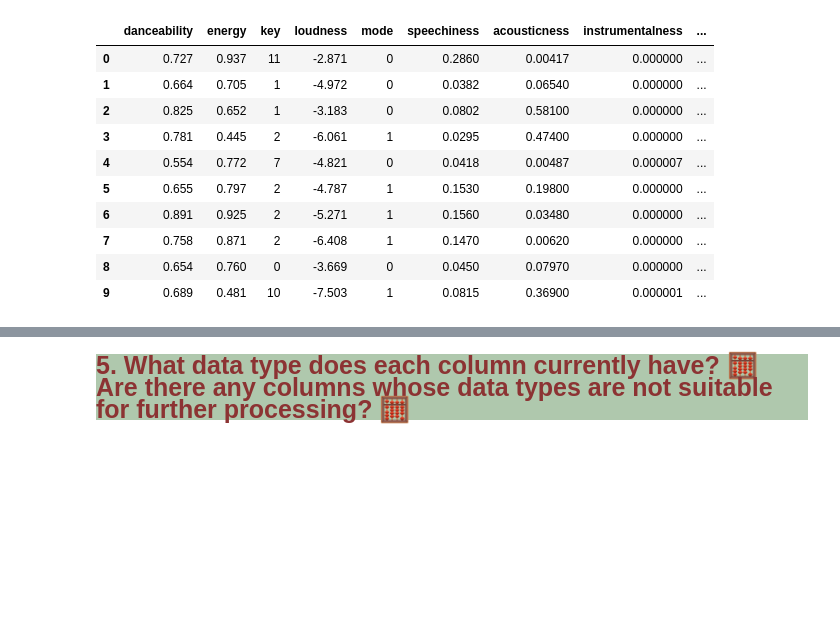
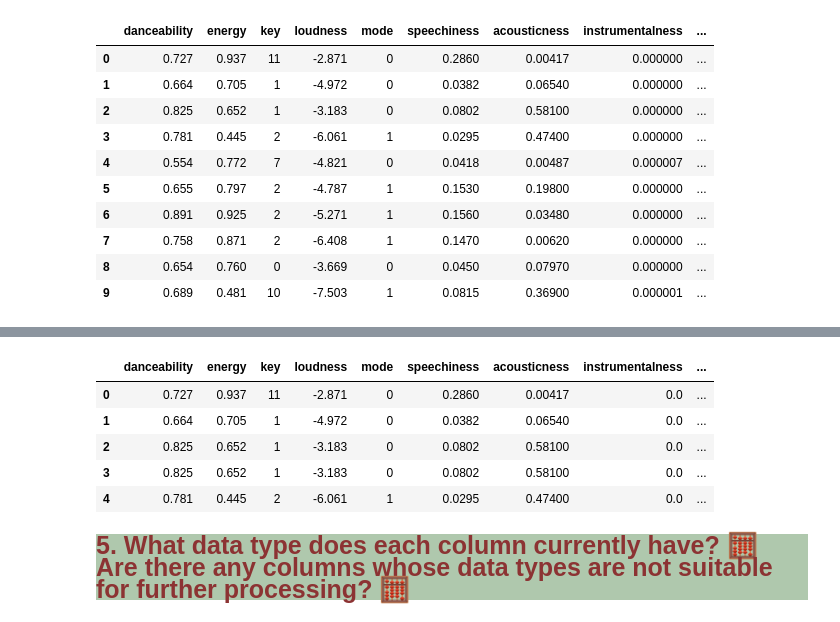
Before and after one commit to danghuynh-bit/youtube_project_DS, a Jupyter notebook: notebooks/2.2_Prepocessing.ipynb, the cells around one changed output, grey strips where cells are left out. Drawn from its saved outputs; the diff is of its cells as text; code cells hidden in the pictures; blank space fills up the shorter version.

```diff
--- a/notebooks/2.2_Prepocessing.ipynb
+++ b/notebooks/2.2_Prepocessing.ipynb
@@ -238,3 +260,52 @@ raw_df.head(10)
+# %%
+# song_name, artist_name, popularity
+def get_infor_from_id(id):
+    try:
+        track = sp.track(id)
+        return track
+    except Exception as e:
+        print(e)
+        return None
+# %%
+tracks = []
+with ThreadPoolExecutor(max_workers=10) as executor:
+    futures = [executor.submit(get_infor_from_id, id) for id in spotify_id]
+    for future in futures:
+        track = future.result()
+        tracks.append(track)
+        time.sleep(0.1)
+# %%
+#get song_name, artist_name, popularity
+song_name = []
+artist_name = []
+popularity = []
+id_sp = []
+for track in tracks:
+    if track:
+        song_name.append(track['name'])
+        artist_name.append(track['artists'][0]['name'])
+        popularity.append(track['popularity'])
+        id_sp.append(track['id'])
+    else:
+        song_name.append(None)
+        artist_name.append(None)
+        popularity.append(None)
+        id_sp.append(None)
+# %%
+#create a new dataframe
+temp_df = pd.DataFrame({'id': id_sp, 'song_name': song_name, 'artist_name': artist_name, 'popularity': popularity})
+temp_df.to_csv('../data/raw/temp.csv', index=False)
+# %%
+#merge two dataframe on id
+raw_df = pd.merge(raw_df, temp_df, on='id', how='left')
+raw_df.head()
+# %% [output]
+|  | danceability | energy | key | loudness | mode | speechiness | acousticness | instrumentalness | ... |
+| 0 | 0.727 | 0.937 | 11 | -2.871 | 0 | 0.2860 | 0.00417 | 0.0 | ... |
+| 1 | 0.664 | 0.705 | 1 | -4.972 | 0 | 0.0382 | 0.06540 | 0.0 | ... |
+| 2 | 0.825 | 0.652 | 1 | -3.183 | 0 | 0.0802 | 0.58100 | 0.0 | ... |
+| 3 | 0.825 | 0.652 | 1 | -3.183 | 0 | 0.0802 | 0.58100 | 0.0 | ... |
+| 4 | 0.781 | 0.445 | 2 | -6.061 | 1 | 0.0295 | 0.47400 | 0.0 | ... |
 # %% [markdown]
 <div style="text-align: left; font-family: 'Trebuchet MS', Arial, sans-serif; color: #8C3333; padding-left: 20px; padding-bottom:10px;padding-top:10px;font-size: 25px; font-weight: bold; border-radius: 0 0 0 0; background-color: #AFC8AD">
   5.  What data type does each column currently have? 🧮
```
Also changed, not shown: parts of 9 cells of this notebook, 3 other files.
